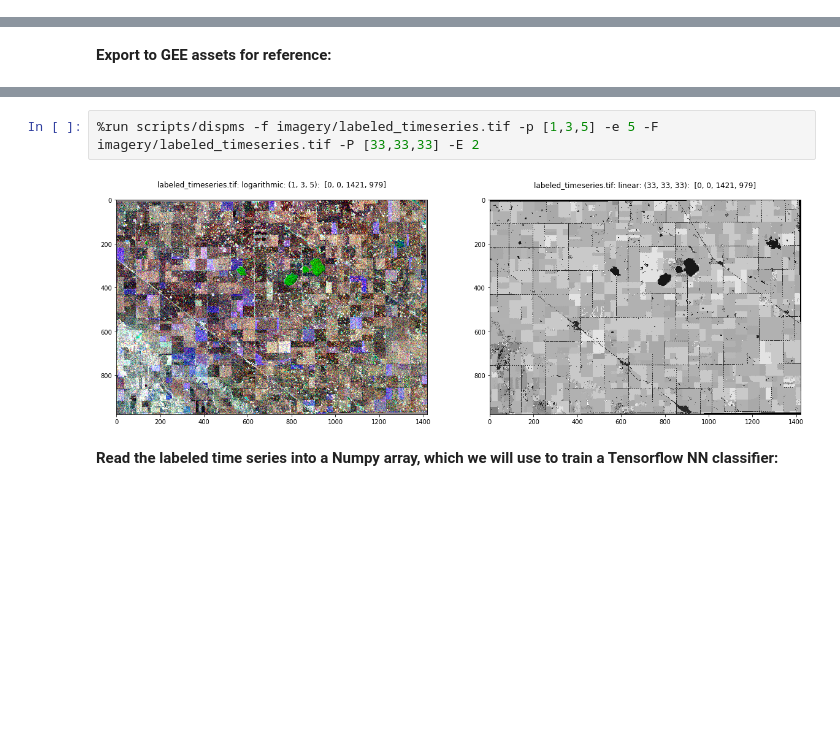
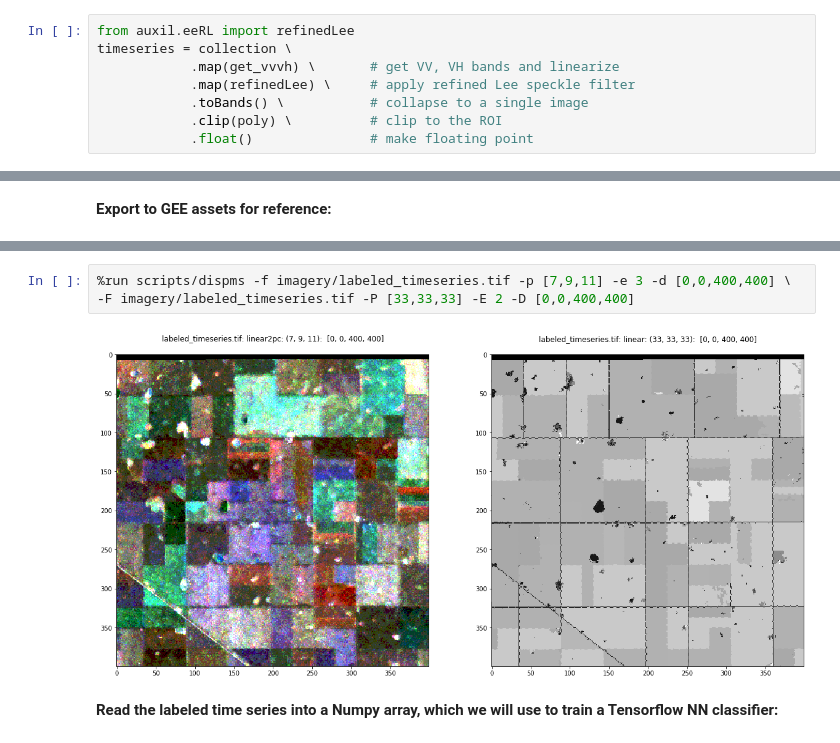
Before and after one commit to mortcanty/EESARDocker, a Jupyter notebook: src/zfl2020_2.ipynb, the cells around one changed output, grey strips where cells are left out. Drawn from its saved outputs; the diff is of its cells as text; blank space fills up the shorter version.

Commit message:
included lee filter, s1class.ipynb

```diff
--- a/src/zfl2020_2.ipynb
+++ b/src/zfl2020_2.ipynb
@@ -71,3 +69,11 @@ timeseries = collection.map(get_vvvh).toBands().clip(poly).float()
+# %%
+from auxil.eeRL import refinedLee
+timeseries = collection \
+            .map(get_vvvh) \       # get VV, VH bands and linearize
+            .map(refinedLee) \     # apply refined Lee speckle filter
+            .toBands() \           # collapse to a single image
+            .clip(poly) \          # clip to the ROI
+            .float()               # make floating point
 # %% [markdown]
 __Add the class labels as the last band:__
 # %%
@@ -117,7 +121,8 @@ T20180403_1.tif
 # %%
-%run scripts/dispms -f imagery/labeled_timeseries.tif -p [1,3,5] -e 5 -F imagery/labeled_timeseries.tif -P [33,33,33] -E 2
+%run scripts/dispms -f imagery/labeled_timeseries.tif -p [7,9,11] -e 3 -d [0,0,400,400] \
+-F imagery/labeled_timeseries.tif -P [33,33,33] -E 2 -D [0,0,400,400]
 # %% [output]
-[figure, old version]
+[figure, new version]
 # %% [markdown]
 __Read the labeled time series into a Numpy array, which we will use to train a Tensorflow NN classifier:__
 # %%
```
Also changed, not shown: parts of 15 cells of this notebook, 29 other files.
